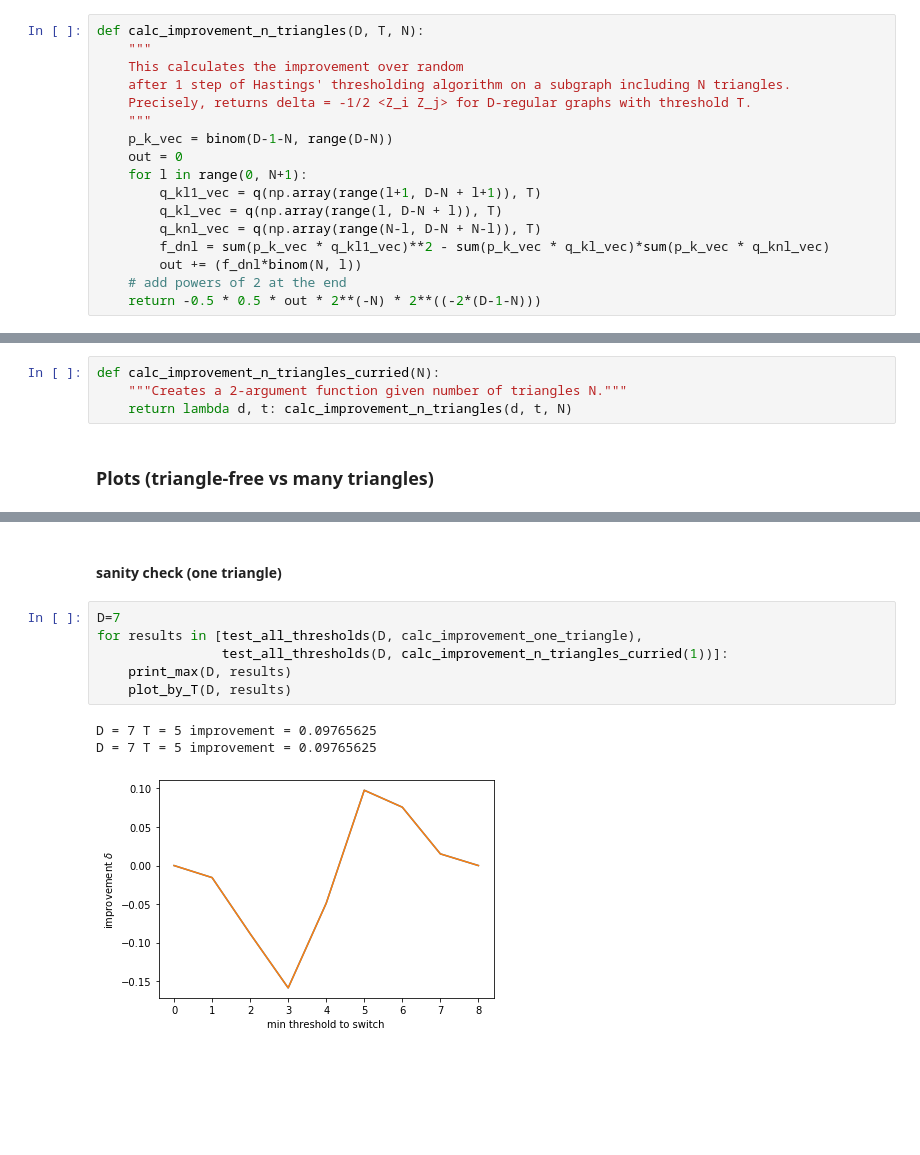
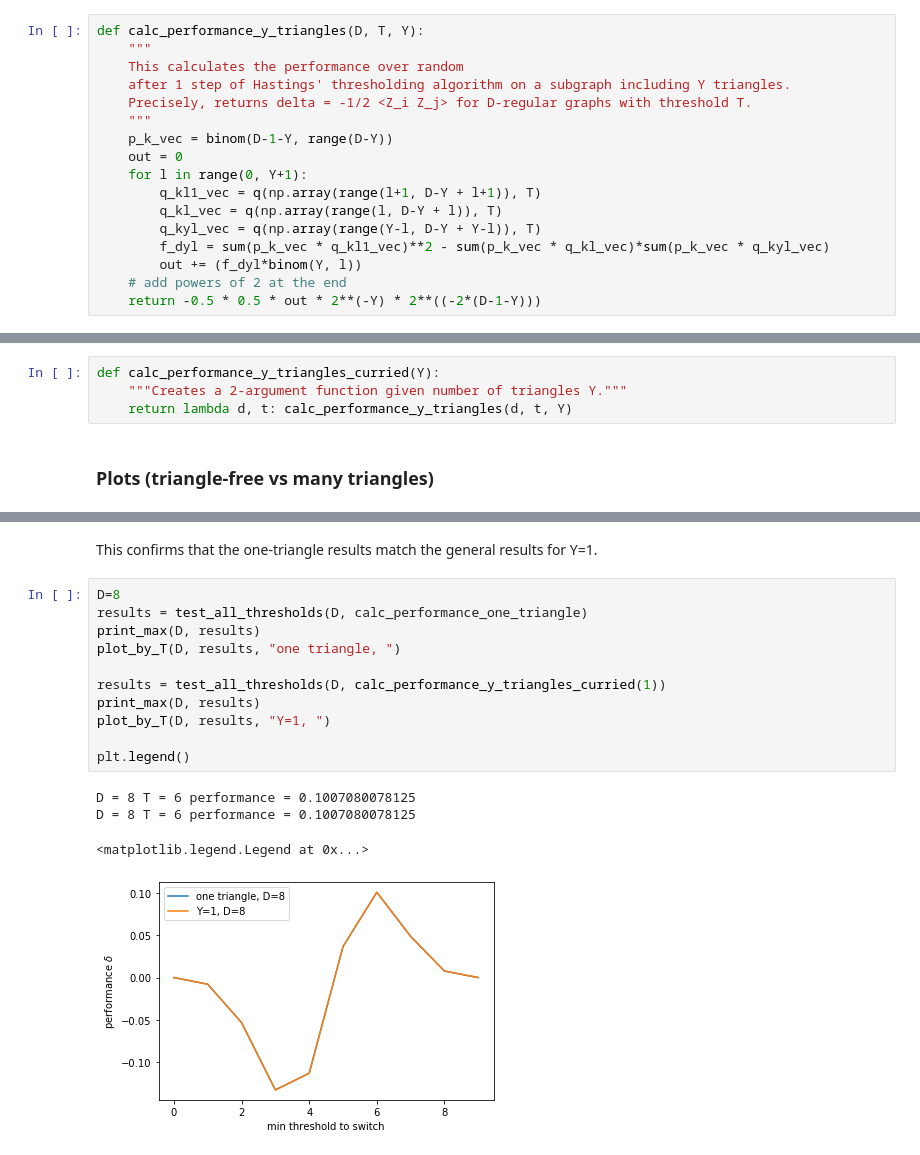
Before and after one commit to marwahaha/qaoa-local-competitors, a Jupyter notebook: hastings.ipynb, the cells around one changed output, grey strips where cells are left out. Cells and saved outputs as stored; diff of their text form; blank space fills up the shorter version.

```diff
--- a/hastings.ipynb
+++ b/hastings.ipynb
@@ -163,18 +212,18 @@ $$
 # %%
-def calc_improvement_n_triangles(D, T, N):
+def calc_performance_y_triangles(D, T, Y):
     """
-    This calculates the improvement over random
-    after 1 step of Hastings' thresholding algorithm on a subgraph including N triangles.
+    This calculates the performance over random
+    after 1 step of Hastings' thresholding algorithm on a subgraph including Y triangles.
     Precisely, returns delta = -1/2 <Z_i Z_j> for D-regular graphs with threshold T.
     """
-    p_k_vec = binom(D-1-N, range(D-N))
+    p_k_vec = binom(D-1-Y, range(D-Y))
     out = 0
-    for l in range(0, N+1):
-        q_kl1_vec = q(np.array(range(l+1, D-N + l+1)), T)
-        q_kl_vec = q(np.array(range(l, D-N + l)), T)
-        q_knl_vec = q(np.array(range(N-l, D-N + N-l)), T)
-        f_dnl = sum(p_k_vec * q_kl1_vec)**2 - sum(p_k_vec * q_kl_vec)*sum(p_k_vec * q_knl_vec)
-        out += (f_dnl*binom(N, l))
+    for l in range(0, Y+1):
+        q_kl1_vec = q(np.array(range(l+1, D-Y + l+1)), T)
+        q_kl_vec = q(np.array(range(l, D-Y + l)), T)
+        q_kyl_vec = q(np.array(range(Y-l, D-Y + Y-l)), T)
+        f_dyl = sum(p_k_vec * q_kl1_vec)**2 - sum(p_k_vec * q_kl_vec)*sum(p_k_vec * q_kyl_vec)
+        out += (f_dyl*binom(Y, l))
     # add powers of 2 at the end
-    return -0.5 * 0.5 * out * 2**(-N) * 2**((-2*(D-1-N)))
+    return -0.5 * 0.5 * out * 2**(-Y) * 2**((-2*(D-1-Y)))
 # %%
@@ -188,6 +237,6 @@ test_n_triangles_formula()
 # %%
-def calc_improvement_n_triangles_curried(N):
-    """Creates a 2-argument function given number of triangles N."""
-    return lambda d, t: calc_improvement_n_triangles(d, t, N)
+def calc_performance_y_triangles_curried(Y):
+    """Creates a 2-argument function given number of triangles Y."""
+    return lambda d, t: calc_performance_y_triangles(d, t, Y)
 # %% [markdown]
 ### Plots (triangle-free vs many triangles)
@@ -206,13 +261,19 @@ D = 4 T = 3 improvement = 0.140625
-# %% [markdown]
-#### sanity check (one triangle)
+# %% [markdown]
+This confirms that the one-triangle results match the general results for Y=1.
 # %%
-D=7
-for results in [test_all_thresholds(D, calc_improvement_one_triangle),
-                test_all_thresholds(D, calc_improvement_n_triangles_curried(1))]:
-    print_max(D, results)
-    plot_by_T(D, results)
+D=8
+results = test_all_thresholds(D, calc_performance_one_triangle)
+print_max(D, results)
+plot_by_T(D, results, "one triangle, ")
+
+results = test_all_thresholds(D, calc_performance_y_triangles_curried(1))
+print_max(D, results)
+plot_by_T(D, results, "Y=1, ")
+
+plt.legend()
 # %% [output]
-D = 7 T = 5 improvement = 0.09765625
-D = 7 T = 5 improvement = 0.09765625
+D = 8 T = 6 performance = 0.1007080078125
+D = 8 T = 6 performance = 0.1007080078125
+<matplotlib.legend.Legend at 0x...>
-[figure, old version]
+[figure, new version]
 # %% [markdown]
```
Also changed, not shown: parts of 50 cells of this notebook, 2 other files.
